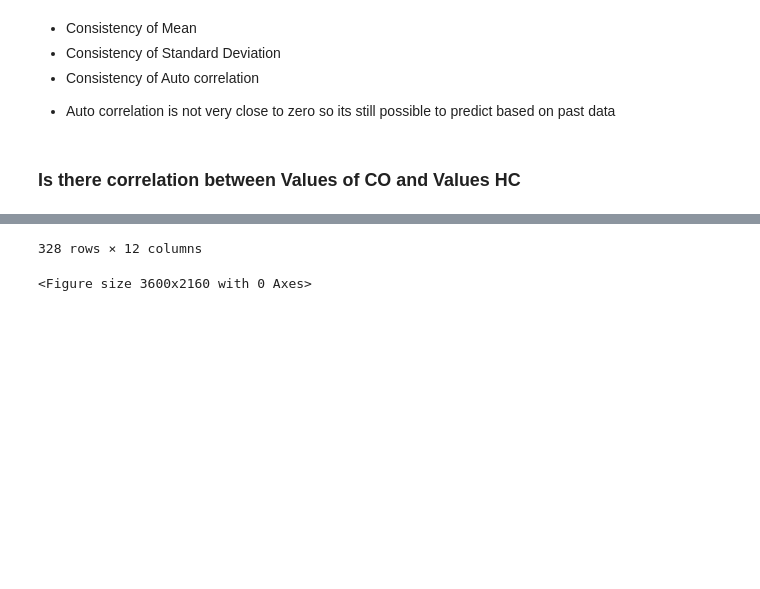
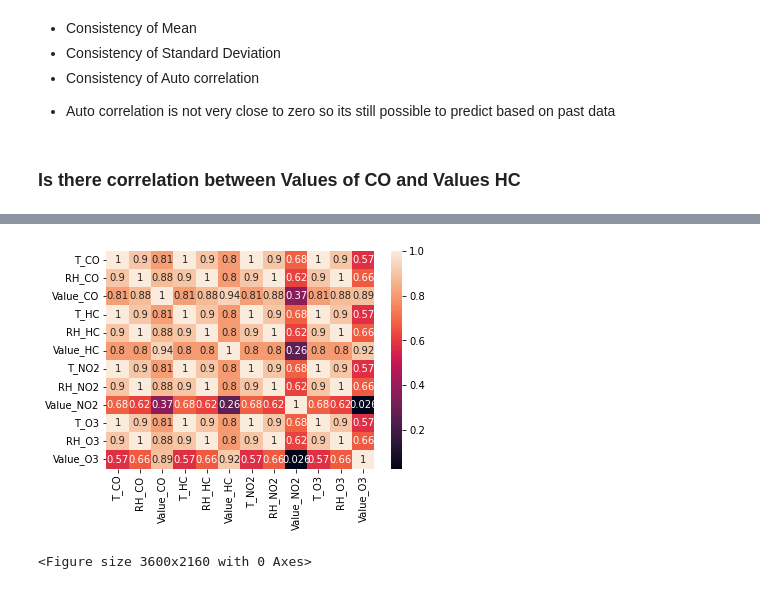
Before and after one commit to JoelPoah/AIMLCA2, a Jupyter notebook: TimeSeries_PartA/TimeSeries.ipynb, the cells around one changed output, grey strips where cells are left out. Cells and saved outputs as stored; diff of their text form; code cells hidden in the pictures; blank space fills up the shorter version.

```diff
--- a/TimeSeries_PartA/TimeSeries.ipynb
+++ b/TimeSeries_PartA/TimeSeries.ipynb
@@ -325,7 +326,7 @@ O3=O3.rename(columns={"T":"T_O3","RH":"RH_O3","Value":"Value_O3"})
 
 traintransformed = pd.concat([CO, HC, NO2, O3], axis=1)
 traintransformed
-# corr = traintransformed.corr()
-# sns.heatmap(corr, annot=True)
-# plt.show()
+corr = traintransformed.corr()
+sns.heatmap(corr, annot=True)
+plt.show()
 # %% [output]
@@ -345,4 +333,4 @@ traintransformed
-328 rows × 12 columns
+[figure, added]
 # %%
 #Timeseries decomposition on airtrain data
 from statsmodels.tsa.seasonal import seasonal_decompose
```
Also changed, not shown: parts of 15 cells of this notebook, 3 other files.
